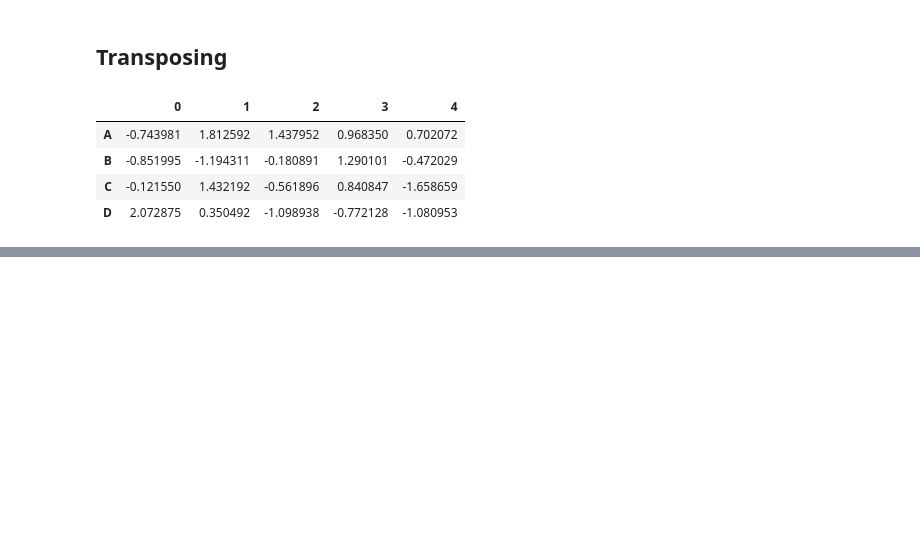
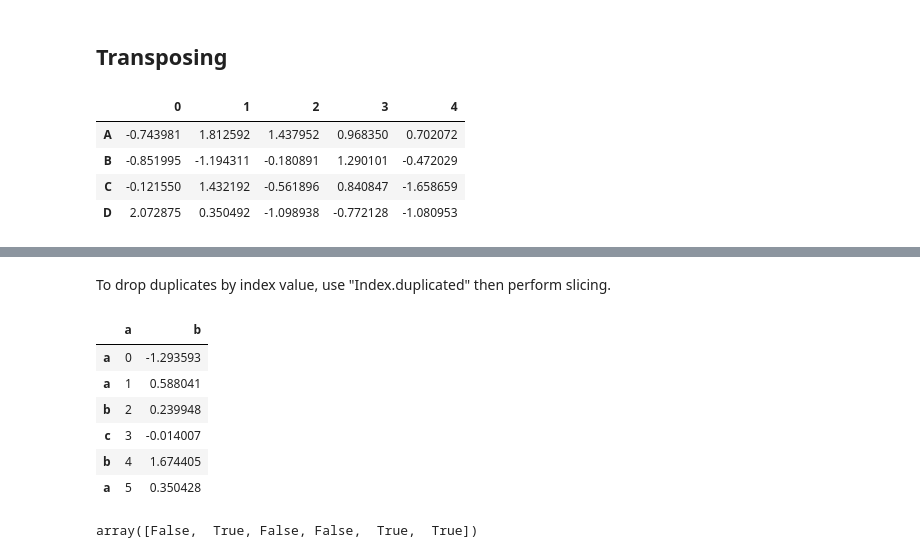
Before and after one commit to SiddheshDaphane/Data-Analysis-in-Python, a Jupyter notebook: Everything-about-Numpy-and-Pandas/Basic_to_advance_pandas.ipynb, the cells around one changed output, grey strips where cells are left out. Cells and saved outputs as stored; diff of their text form; code cells hidden in the pictures; blank space fills up the shorter version.

```diff
--- a/Everything-about-Numpy-and-Pandas/Basic_to_advance_pandas.ipynb
+++ b/Everything-about-Numpy-and-Pandas/Basic_to_advance_pandas.ipynb
@@ -1158,0 +1264,20 @@ df[:5].T
+# %% [markdown]
+To drop duplicates by index value, use "Index.duplicated" then perform slicing.
+# %%
+df3 = pd.DataFrame({'a': np.arange(6),
+                    'b': np.random.randn(6)},
+                    index=['a','a','b','c','b','a'])
+
+df3
+# %% [output]
+|  | a | b |
+| a | 0 | -1.293593 |
+| a | 1 | 0.588041 |
+| b | 2 | 0.239948 |
+| c | 3 | -0.014007 |
+| b | 4 | 1.674405 |
+| a | 5 | 0.350428 |
+# %%
+df3.index.duplicated()
+# %% [output]
+array([False,  True, False, False,  True,  True])
```
Also changed, not shown: parts of 10 cells of this notebook.
